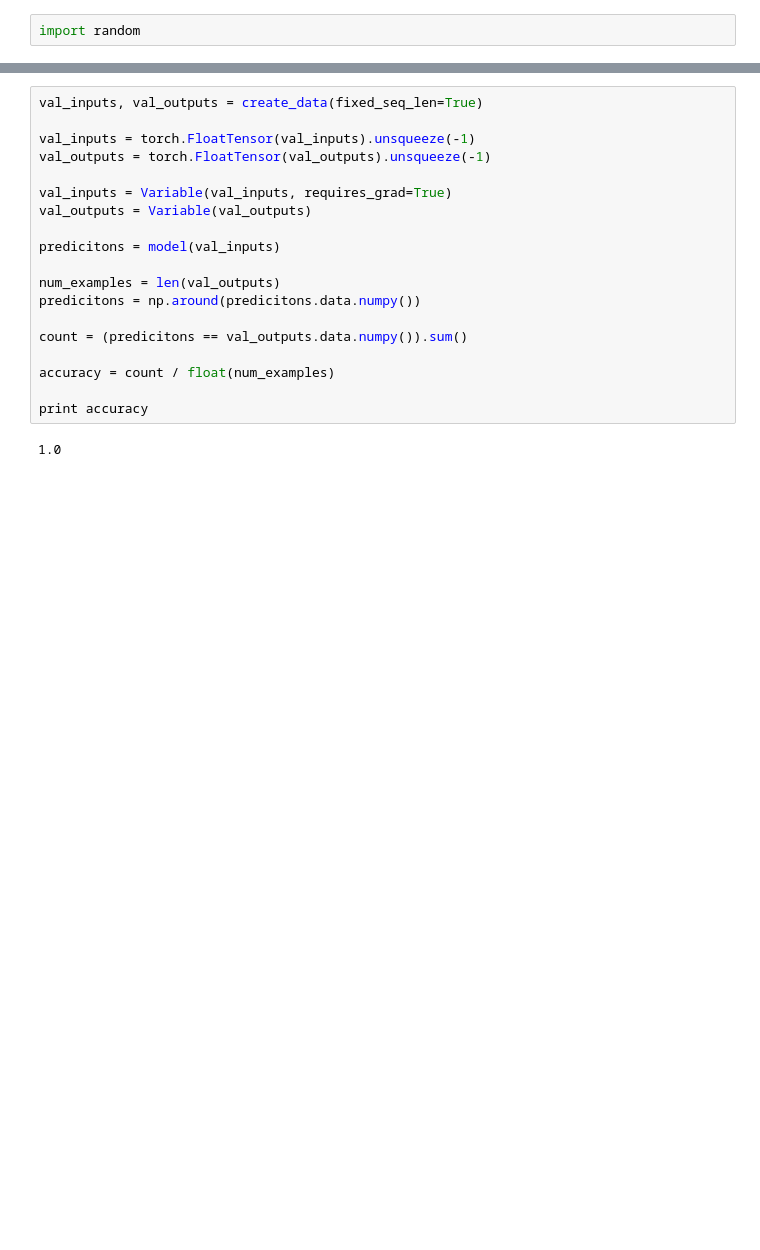
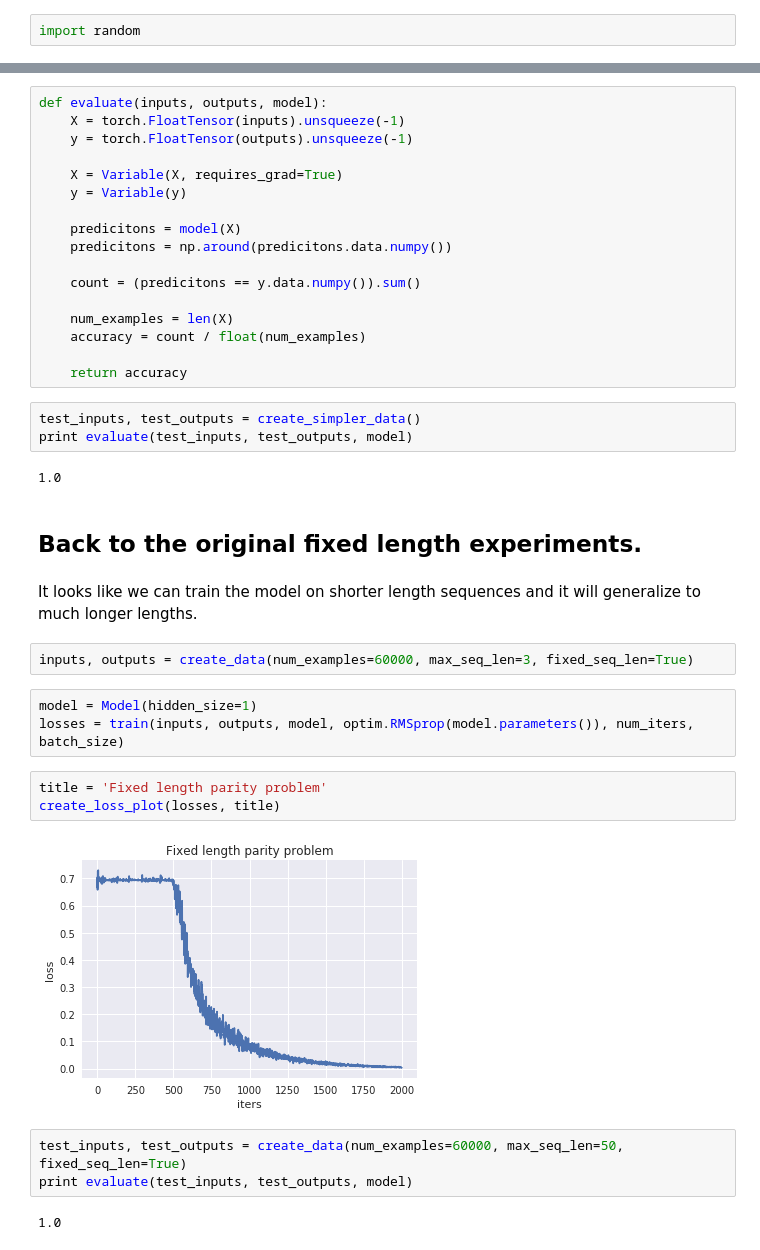
Before and after one commit to jkarimi91/deepxor, a Jupyter notebook: main.ipynb, the cells around one changed output, grey strips where cells are left out. Drawn from its saved outputs; the diff is of its cells as text; blank space fills up the shorter version.

```diff
--- a/main.ipynb
+++ b/main.ipynb
@@ -385,21 +342,41 @@ create_loss_plot(losses, title)
 # %%
-val_inputs, val_outputs = create_data(fixed_seq_len=True)
+def evaluate(inputs, outputs, model):
+    X = torch.FloatTensor(inputs).unsqueeze(-1)
+    y = torch.FloatTensor(outputs).unsqueeze(-1)
 
-val_inputs = torch.FloatTensor(val_inputs).unsqueeze(-1)
-val_outputs = torch.FloatTensor(val_outputs).unsqueeze(-1)
+    X = Variable(X, requires_grad=True)
+    y = Variable(y)
 
-val_inputs = Variable(val_inputs, requires_grad=True)
-val_outputs = Variable(val_outputs)
+    predicitons = model(X)
+    predicitons = np.around(predicitons.data.numpy())
 
-predicitons = model(val_inputs)
+    count = (predicitons == y.data.numpy()).sum()
 
-num_examples = len(val_outputs)
-predicitons = np.around(predicitons.data.numpy())
+    num_examples = len(X)
+    accuracy = count / float(num_examples)
 
-count = (predicitons == val_outputs.data.numpy()).sum()
-
-accuracy = count / float(num_examples)
-
-print accuracy
+    return accuracy
-# %% [output]
-1.0
+# %%
+test_inputs, test_outputs = create_simpler_data()
+print evaluate(test_inputs, test_outputs, model)
+# %% [output]
+1.0
+# %% [markdown]
+## Back to the original fixed length experiments.
+# %% [markdown]
+It looks like we can train the model on shorter length sequences and it will generalize to much longer lengths.
+# %%
+inputs, outputs = create_data(num_examples=60000, max_seq_len=3, fixed_seq_len=True)
+# %%
+model = Model(hidden_size=1)
+losses = train(inputs, outputs, model, optim.RMSprop(model.parameters()), num_iters, batch_size)
+# %%
+title = 'Fixed length parity problem'
+create_loss_plot(losses, title)
+# %% [output]
+[figure, added]
+# %%
+test_inputs, test_outputs = create_data(num_examples=60000, max_seq_len=50, fixed_seq_len=True)
+print evaluate(test_inputs, test_outputs, model)
+# %% [output]
+1.0
```
Also changed, not shown: parts of 50 cells of this notebook.
